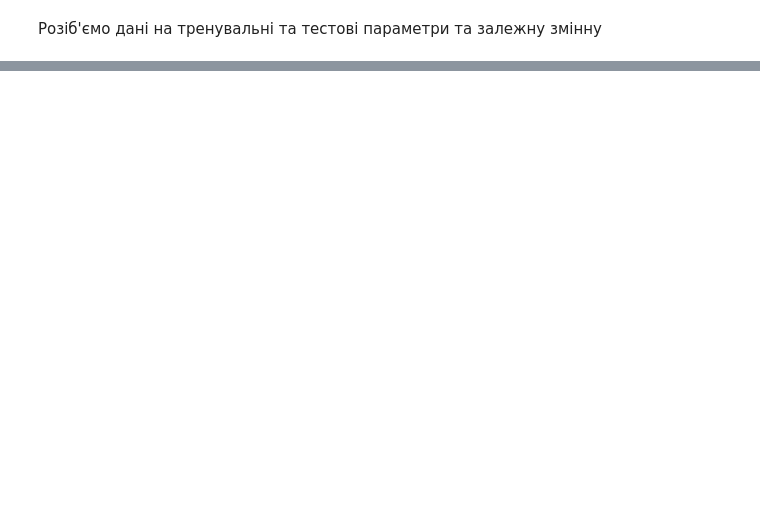
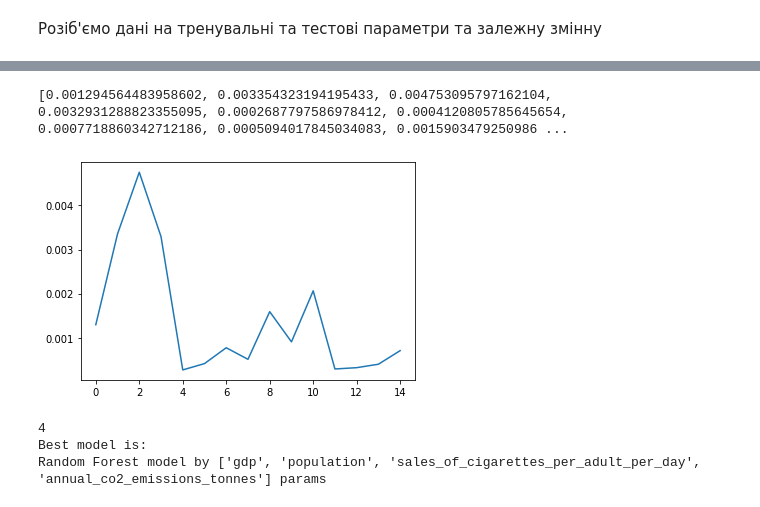
Before and after one commit to YarikHumanities/Canser-Analysis, a Jupyter notebook: methods.ipynb, the cells around one changed output, grey strips where cells are left out. Cells and saved outputs as stored; diff of their text form; code cells hidden in the pictures; blank space fills up the shorter version.

```diff
--- a/methods.ipynb
+++ b/methods.ipynb
@@ -59,0 +204,16 @@ X_train, X_test, Y_train, Y_test = train_test_split(data, fact,test_size = 0.25,
+# %%
+from sklearn.ensemble import RandomForestRegressor
+
+random_forest_regression_model_list = []
+
+#model = RandomForestRegressor(n_estimators=500, max_features=5).fit(X,y)
+
+for i in range(len(X_variant_tuples)):
+    if i < 4:
+        random_forest_regression_model_list.append(RandomForestRegressor(n_estimators=300, max_features=5).fit(X_train[X_variant_tuples[i]].to_numpy().reshape(-1,1), Y_train))
+    else:
+        random_forest_regression_model_list.append(RandomForestRegressor(n_estimators=300, max_features=5).fit(X_train[X_variant_tuples[i]], Y_train))
+# %%
+random_forest_prediction = []
+random_forest_prediction = predict_by(random_forest_prediction, random_forest_regression_model_list)
+print(random_forest_prediction)
@@ -59,0 +238,25 @@ X_train, X_test, Y_train, Y_test = train_test_split(data, fact,test_size = 0.25,
+# %%
+MSE_forest = []
+R2_forest = []
+for i in range(len(random_forest_prediction)):
+    MSE_forest.append(mean_squared_error(Y_test,random_forest_prediction[i]))
+    R2_forest.append(r2_score(Y_test,random_forest_prediction[i]))
+
+print(MSE_forest)
+#plt.plot(R2)
+plt.plot(MSE_forest)
+plt.show()
+# %% [output]
+[0.001294564483958602, 0.003354323194195433, 0.004753095797162104, 0.0032931288823355095, 0.0002687797586978412, 0.0004120805785645654, 0.0007718860342712186, 0.0005094017845034083, 0.0015903479250986 ...
+[figure, added]
+# %%
+indexMinMSE_forest = np.sum((np.array(random_forest_prediction)- Y_test.to_numpy())**2,axis = 1).argmin()
+MinMSE_forest = np.sum((np.array(random_forest_prediction) - Y_test.to_numpy())**2, axis = 1)
+#print(MinMSE)
+print(indexMinMSE)
+print("Best model is:")
+print(f"Random Forest model by {X_variant_tuples[indexMinMSE_forest]} params")
+# %% [output]
+4
+Best model is:
+Random Forest model by ['gdp', 'population', 'sales_of_cigarettes_per_adult_per_day', 'annual_co2_emissions_tonnes'] params
```
Also changed, not shown: parts of 16 cells of this notebook.
